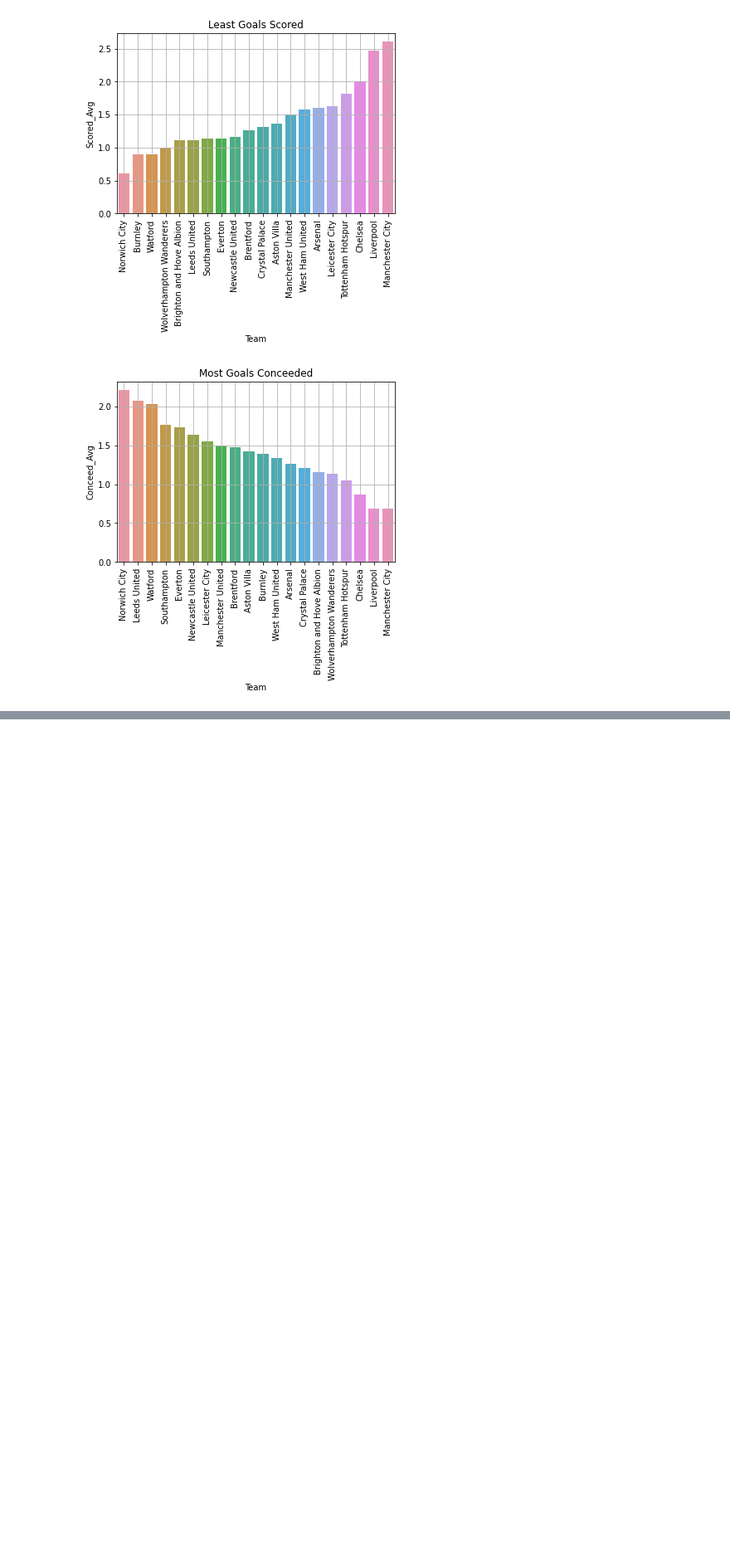
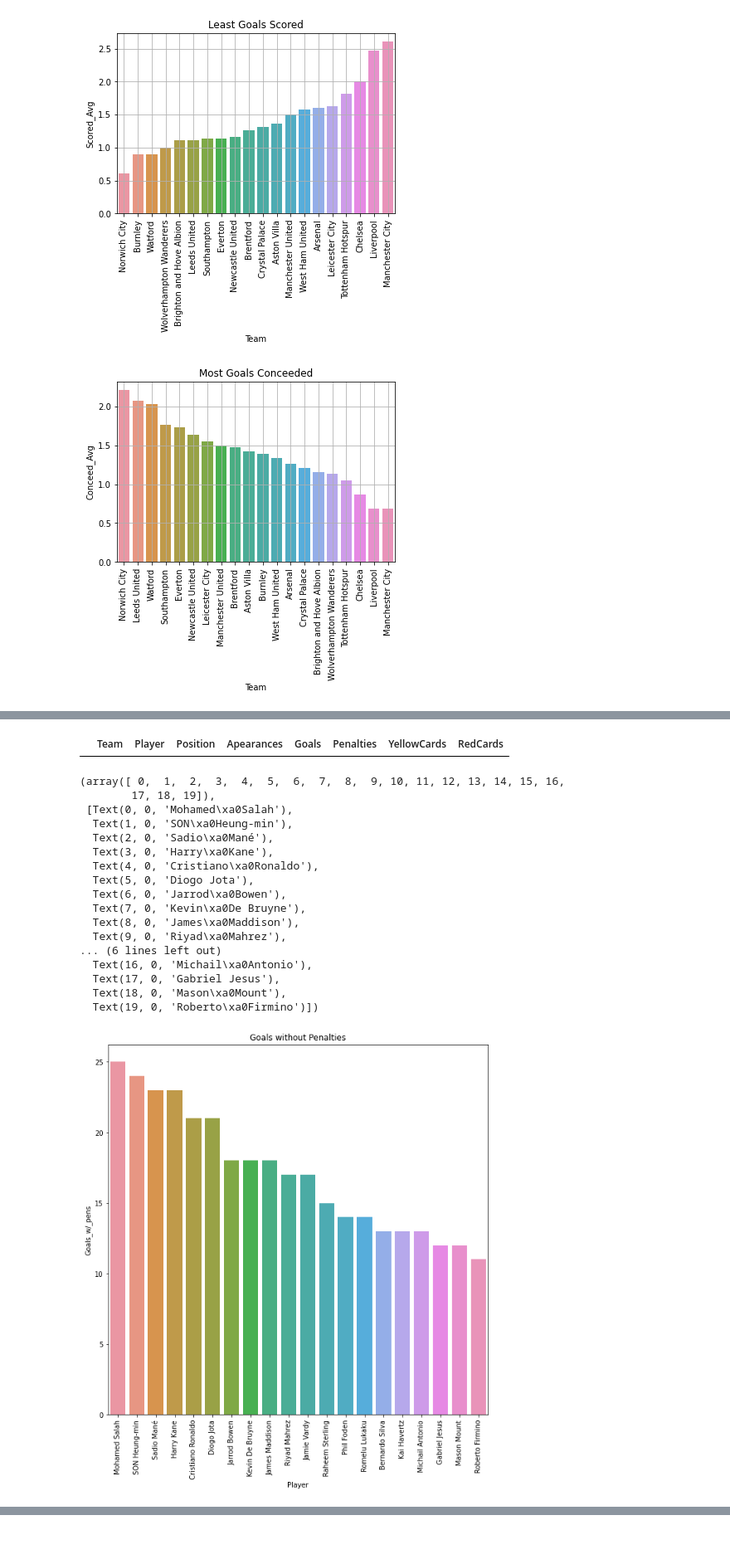
Before and after one commit to johnm2102/EPL_analysis, a Jupyter notebook: eda_prem_general.ipynb, the cells around one changed output, grey strips where cells are left out. Shown at 83% size. Saved outputs shown, nothing was run; the diff lists cells and outputs as text; code cells hidden in the pictures; blank space fills up the shorter version.

```diff
--- a/eda.ipynb
+++ b/eda_prem_general.ipynb
@@ -233,0 +306,32 @@ plt.show()
+# %%
+#QUESTION
+p1 = player_stats[player_stats.Player == 'Harry Kane']
+p1
+# %% [output]
+|  | Team | Player | Position | Apearances | Goals | Penalties | YellowCards | RedCards |
+# %%
+#Top 20 Players(Goals w/ Pens)
+player_stats['Goals_w/_pens'] = (player_stats['Goals'] - player_stats['Penalties'])
+
+plt.figure(figsize=(10, 10))
+sns.barplot(x='Player',y='Goals_w/_pens',data=player_stats,order=player_stats.sort_values('Goals_w/_pens',ascending=False).head(20).Player).set_title('Goals without Penalties')
+plt.xticks(rotation=90)
+# %% [output]
+(array([ 0,  1,  2,  3,  4,  5,  6,  7,  8,  9, 10, 11, 12, 13, 14, 15, 16,
+        17, 18, 19]),
+ [Text(0, 0, 'Mohamed\xa0Salah'),
+  Text(1, 0, 'SON\xa0Heung-min'),
+  Text(2, 0, 'Sadio\xa0Mané'),
+  Text(3, 0, 'Harry\xa0Kane'),
+  Text(4, 0, 'Cristiano\xa0Ronaldo'),
+  Text(5, 0, 'Diogo Jota'),
+  Text(6, 0, 'Jarrod\xa0Bowen'),
+  Text(7, 0, 'Kevin\xa0De Bruyne'),
+  Text(8, 0, 'James\xa0Maddison'),
+  Text(9, 0, 'Riyad\xa0Mahrez'),
+... (6 lines left out)
+  Text(16, 0, 'Michail\xa0Antonio'),
+  Text(17, 0, 'Gabriel Jesus'),
+  Text(18, 0, 'Mason\xa0Mount'),
+  Text(19, 0, 'Roberto\xa0Firmino')])
+[figure, added]
```
Also changed, not shown: parts of 13 cells of this notebook, 1 other file.
